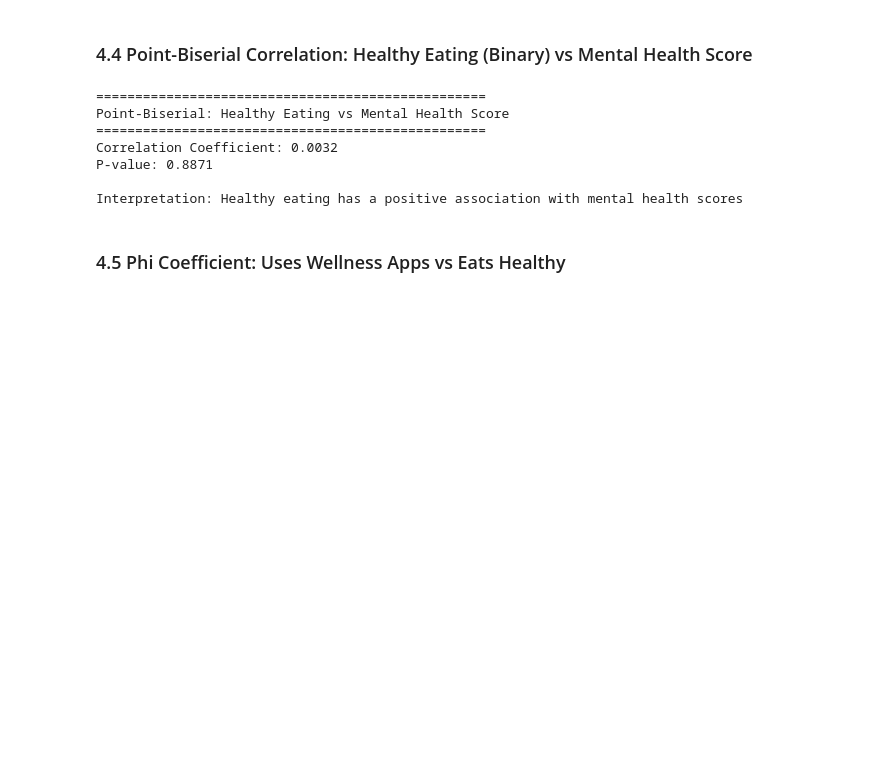
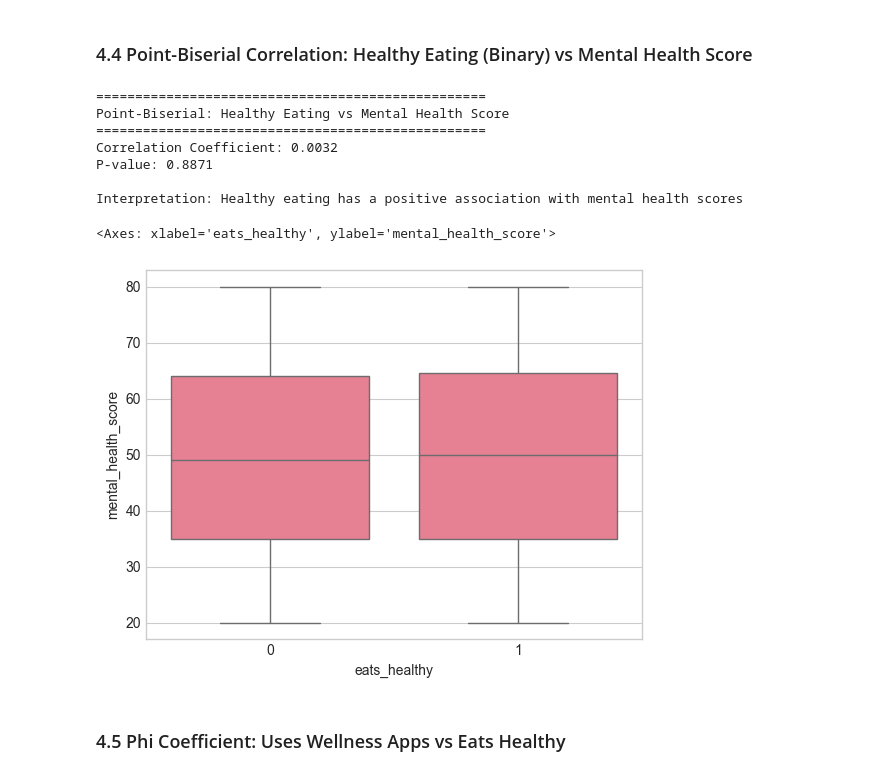
Before and after one commit to ted-M-tech/impact-of-screen-time-on-mental-health, a Jupyter notebook: analysis/eda.ipynb, the cells around one changed output. Cells and saved outputs as stored; diff of their text form; code cells hidden in the pictures; blank space fills up the shorter version.

Commit message:
Add point biserial correlation chart

```diff
--- a/analysis/eda.ipynb
+++ b/analysis/eda.ipynb
@@ -476,6 +476,11 @@ Correlation Coefficient: 0.0032
 P-value: 0.8871
 
 Interpretation: Healthy eating has a positive association with mental health scores
+# %%
+sns.boxplot(x='eats_healthy', y='mental_health_score', data=df)
+# %% [output]
+<Axes: xlabel='eats_healthy', ylabel='mental_health_score'>
+[figure, added]
 # %% [markdown]
 ### 4.5 Phi Coefficient: Uses Wellness Apps vs Eats Healthy
 # %%
```
